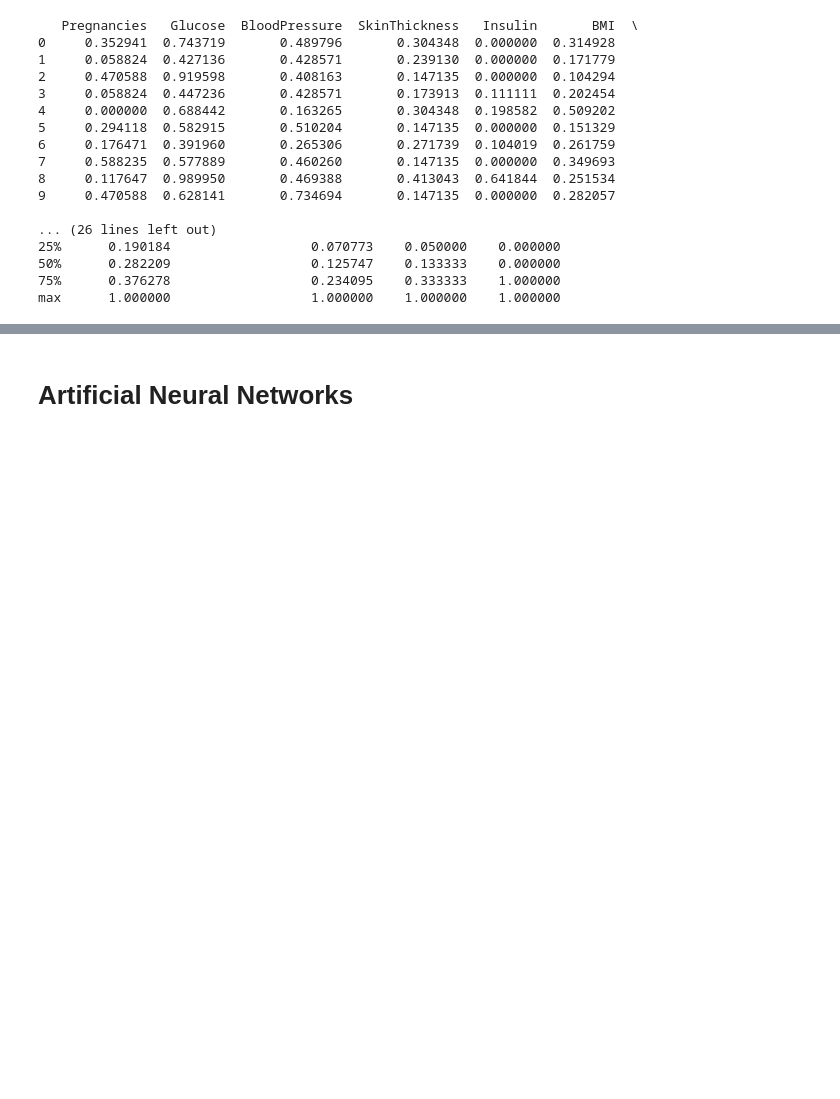
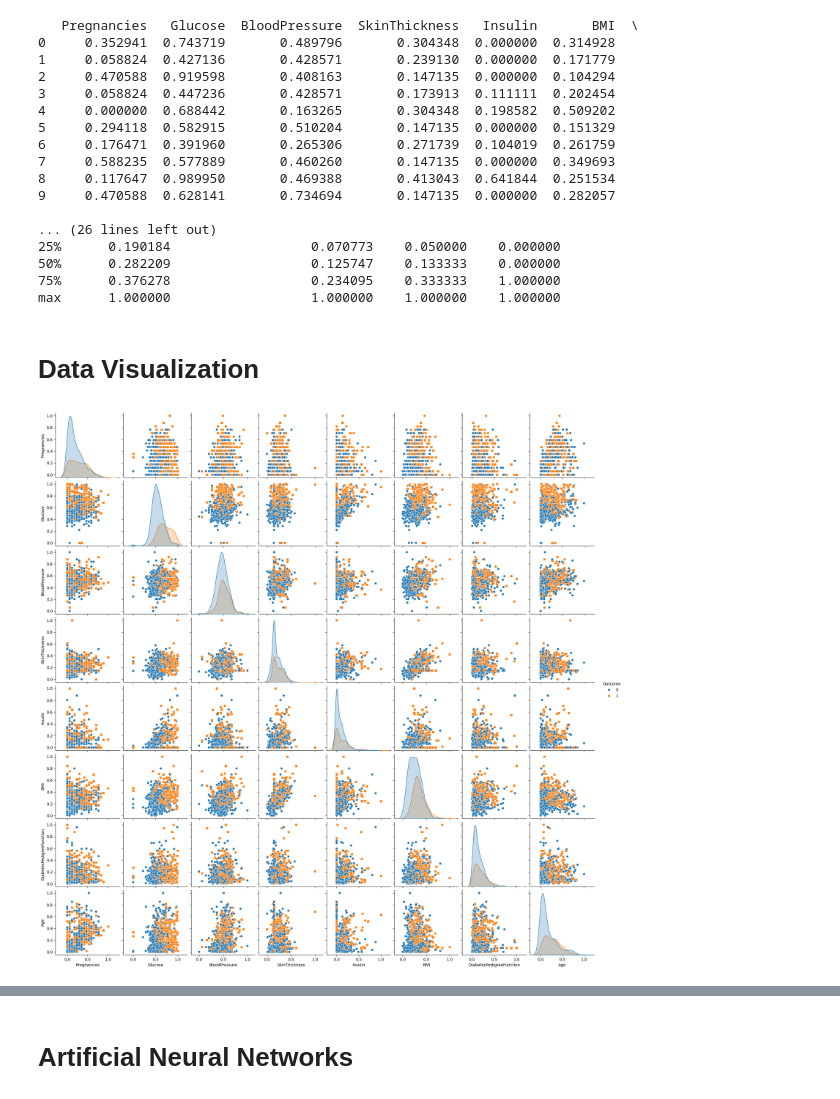
Before and after one commit to TohirD/AI-Data-Set, a Jupyter notebook: mainfile.ipynb, the cells around one changed output, grey strips where cells are left out. Saved outputs shown, nothing was run; the diff lists cells and outputs as text; code cells hidden in the pictures; blank space fills up the shorter version.

Commit message:
Updated mainfile.ipynb
Added the required visuals.

```diff
--- a/mainfile.ipynb
+++ b/mainfile.ipynb
@@ -142,3 +161,10 @@ print(my_dataset.describe())
 50%      0.282209                  0.125747    0.133333    0.000000
 75%      0.376278                  0.234095    0.333333    1.000000
 max      1.000000                  1.000000    1.000000    1.000000
+# %% [markdown]
+# Data Visualization
+# %%
+sns.pairplot(my_dataset, hue='Outcome', diag_kind='kde', markers=['o', 's'])
+plt.show()
+# %% [output]
+[figure, added]
```
Also changed, not shown: parts of 20 cells of this notebook.
